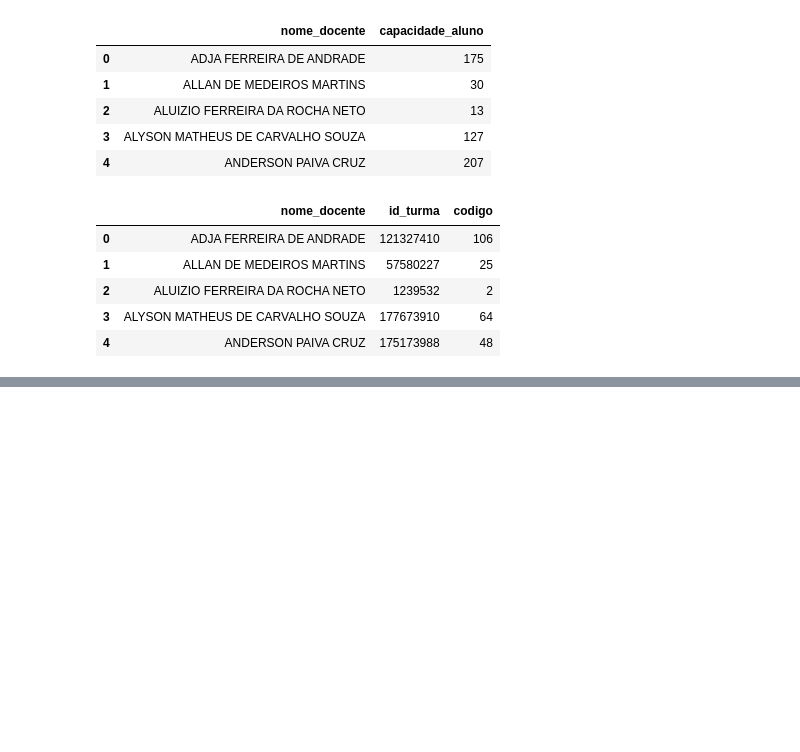
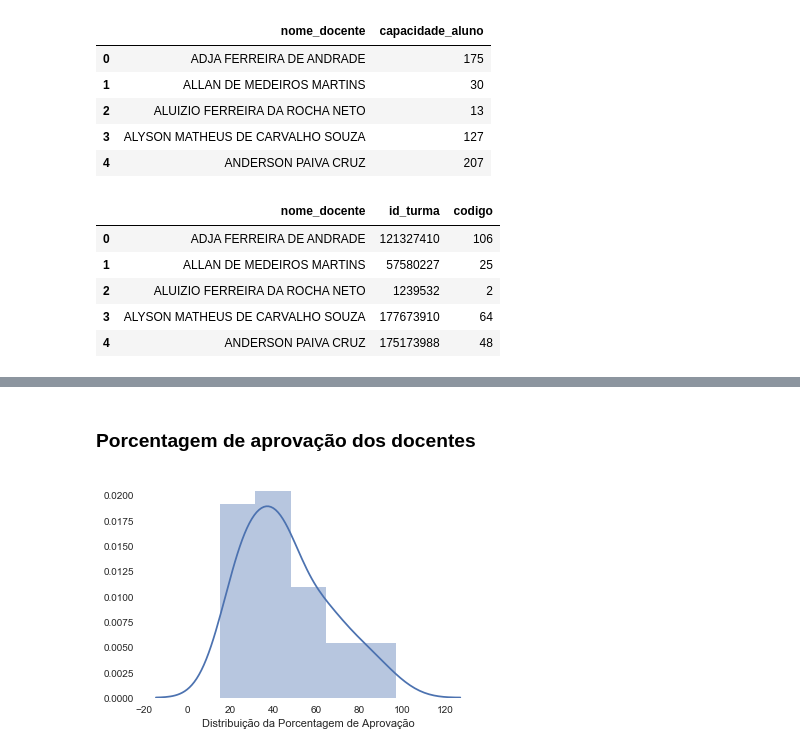
Before and after one commit to Ahrkano/Projeto_Probabilidade, a Jupyter notebook: Projeto 2.ipynb, the cells around one changed output, grey strips where cells are left out. Saved outputs shown, nothing was run; the diff lists cells and outputs as text; code cells hidden in the pictures; blank space fills up the shorter version.

```diff
--- a/Projeto 2.ipynb
+++ b/Projeto 2.ipynb
@@ -354,0 +403,20 @@ dados_finais
+# %% [markdown]
+### Porcentagem de aprovação dos docentes
+# %%
+sns.set()
+sns.set_context("notebook")
+sns.set_style('white')
+
+#plotando distribuição da porcentagem de aprovação
+sns.distplot(dados_finais["porcentagem_aprovacao"])
+
+#renomeando xlabel
+plt.xlabel("Distribuição da Porcentagem de Aprovação")
+
+#modificando aparência do gráfico
+sns.despine(left=True, bottom=True)
+
+#exibindo
+plt.show()
+# %% [output]
+[figure, added]
```
Also changed, not shown: parts of 11 cells of this notebook.
